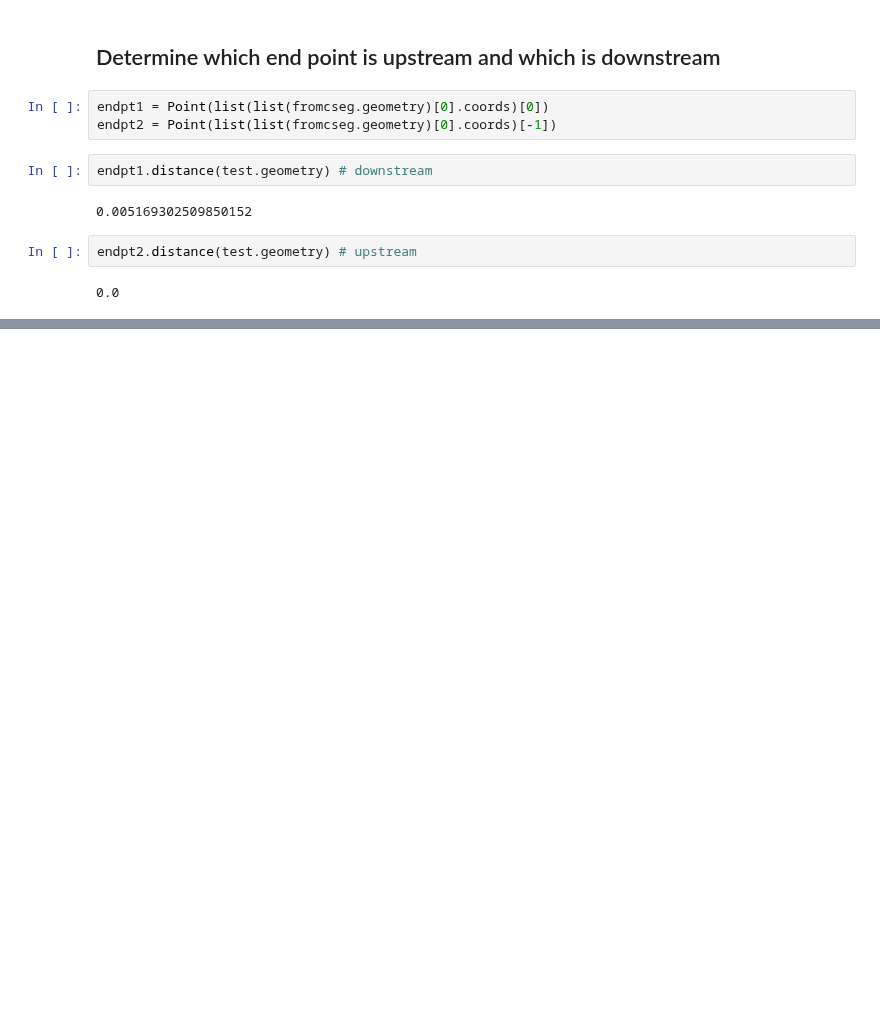
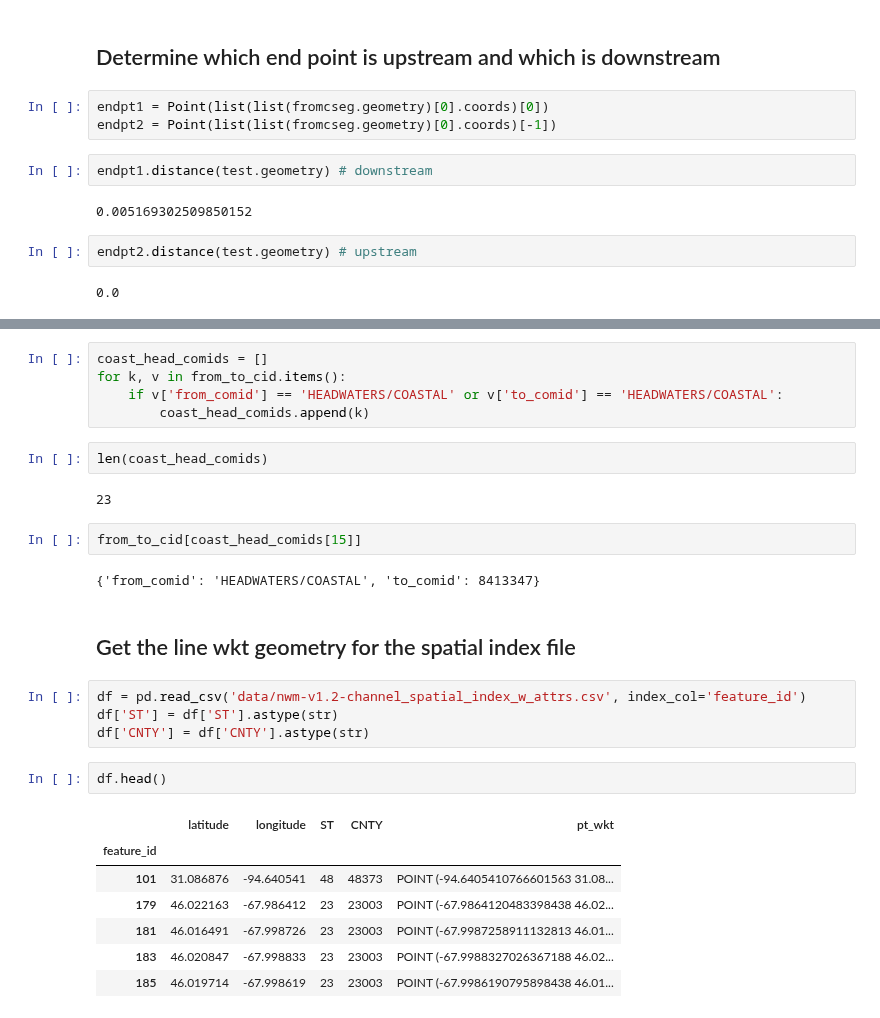
Before and after one commit to Dewberry/fcast, a Jupyter notebook: notebooks/explore_NHDPlus-Dev.ipynb, the cells around one changed output, grey strips where cells are left out. Saved outputs shown, nothing was run; the diff lists cells and outputs as text; blank space fills up the shorter version.

```diff
--- a/notebooks/explore_NHDPlus-Dev.ipynb
+++ b/notebooks/explore_NHDPlus-Dev.ipynb
@@ -119,0 +212,29 @@ gdf.plot(figsize=(10,10), categorical=True, column='comid', legend=True, cmap='p
+# %%
+coast_head_comids = []
+for k, v in from_to_cid.items():
+    if v['from_comid'] == 'HEADWATERS/COASTAL' or v['to_comid'] == 'HEADWATERS/COASTAL':
+        coast_head_comids.append(k)
+# %%
+len(coast_head_comids)
+# %% [output]
+23
+# %%
+from_to_cid[coast_head_comids[15]]
+# %% [output]
+{'from_comid': 'HEADWATERS/COASTAL', 'to_comid': 8413347}
+# %% [markdown]
+## Get the line wkt geometry for the spatial index file
+# %%
+df = pd.read_csv('data/nwm-v1.2-channel_spatial_index_w_attrs.csv', index_col='feature_id')
+df['ST'] = df['ST'].astype(str)
+df['CNTY'] = df['CNTY'].astype(str)
+# %%
+df.head()
+# %% [output]
+|  | latitude | longitude | ST | CNTY | pt_wkt |
+| feature_id |  |  |  |  |  |
+| 101 | 31.086876 | -94.640541 | 48 | 48373 | POINT (-94.6405410766601563 31.08... |
+| 179 | 46.022163 | -67.986412 | 23 | 23003 | POINT (-67.9864120483398438 46.02... |
+| 181 | 46.016491 | -67.998726 | 23 | 23003 | POINT (-67.9987258911132813 46.01... |
+| 183 | 46.020847 | -67.998833 | 23 | 23003 | POINT (-67.9988327026367188 46.02... |
+| 185 | 46.019714 | -67.998619 | 23 | 23003 | POINT (-67.9986190795898438 46.01... |
```
Also changed, not shown: parts of 31 cells of this notebook, 1 other file.
